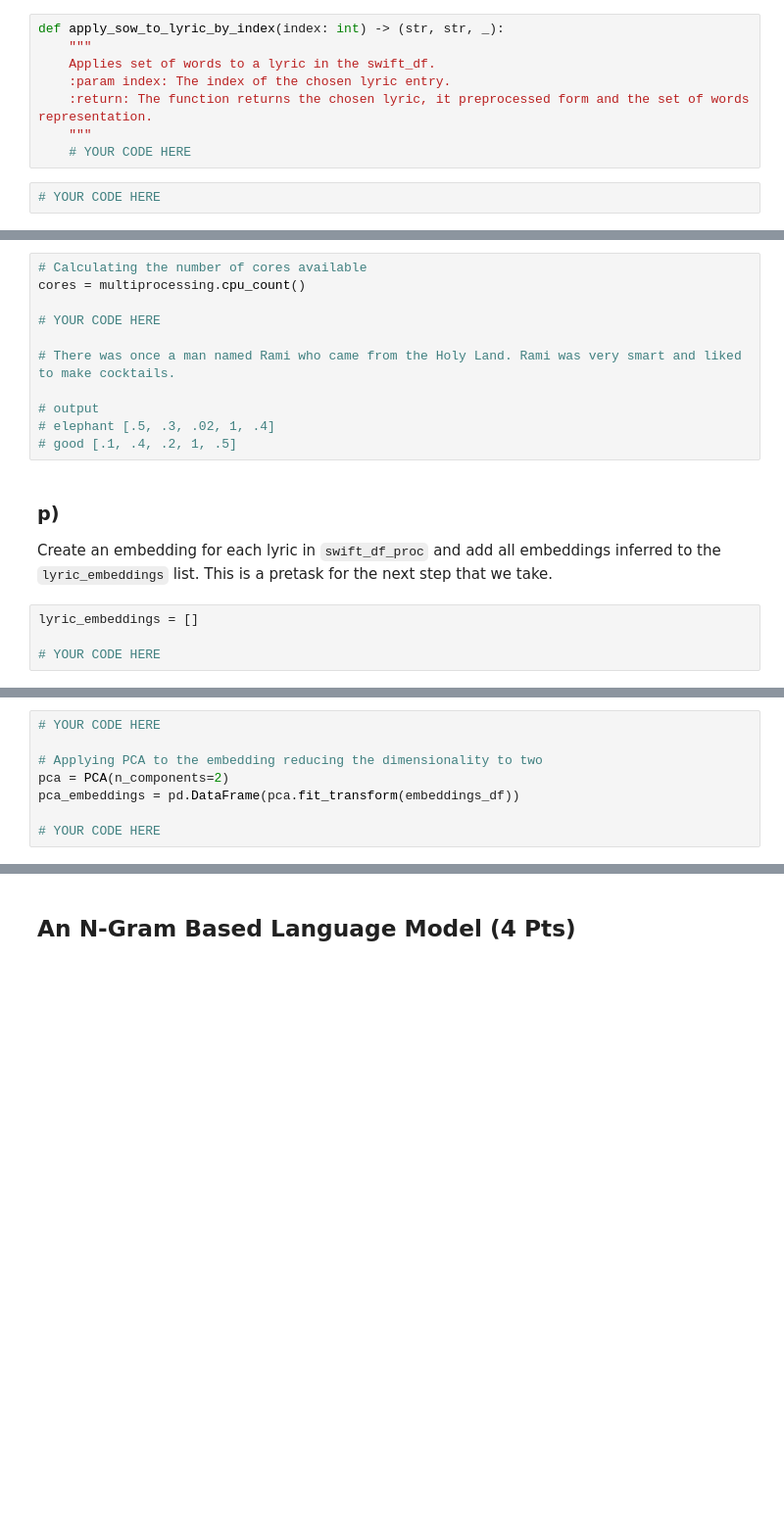
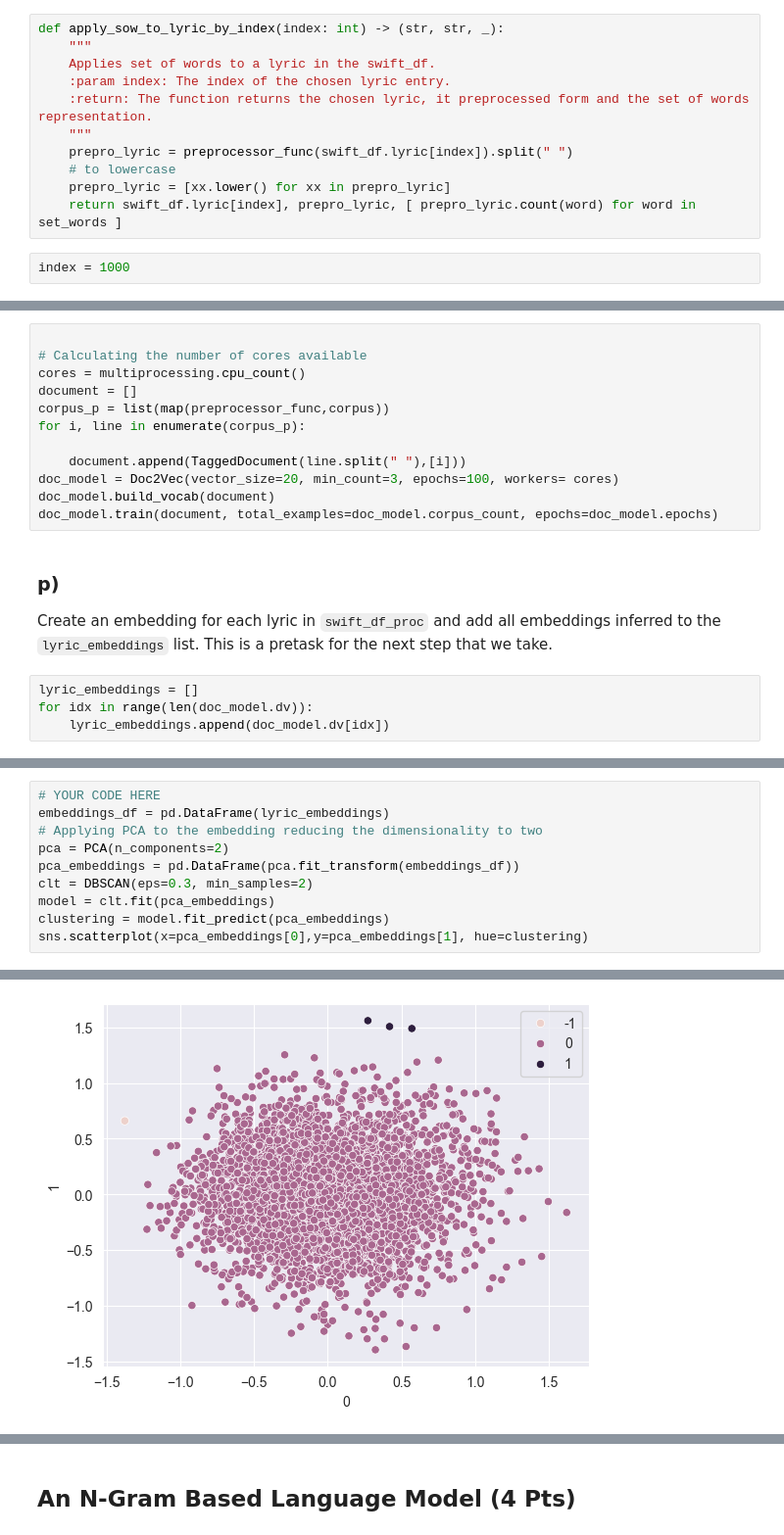
Before and after one commit to sillyduckyluck/IDS_part_2, a Jupyter notebook: Part_2/Q4_Text_Mining.ipynb, the cells around one changed output, grey strips where cells are left out. Shown at 98% size. Drawn from its saved outputs; the diff is of its cells as text; blank space fills up the shorter version.

```diff
--- a/Part_2/Q4_Text_Mining.ipynb
+++ b/Part_2/Q4_Text_Mining.ipynb
@@ -207,9 +348,12 @@ def apply_sow_to_lyric_by_index(index: int) -> (str, str, _):
     :param index: The index of the chosen lyric entry.
     :return: The function returns the chosen lyric, it preprocessed form and the set of words representation.
     """
-    # YOUR CODE HERE
+    prepro_lyric = preprocessor_func(swift_df.lyric[index]).split(" ")
+    # to lowercase
+    prepro_lyric = [xx.lower() for xx in prepro_lyric]
+    return swift_df.lyric[index], prepro_lyric, [ prepro_lyric.count(word) for word in set_words ]
 # %%
-# YOUR CODE HERE
+index = 1000
 # %%
 line, line_p, line_sow = apply_sow_to_lyric_by_index(index)
 print('Original line:     ', line)
@@ -270,21 +472,22 @@ Initialize and train a Doc2Vec model based on the documents in the preprocessed
 # %%
+
 # Calculating the number of cores available
 cores = multiprocessing.cpu_count()
+document = []
+corpus_p = list(map(preprocessor_func,corpus))
+for i, line in enumerate(corpus_p):
 
-# YOUR CODE HERE
-
-# There was once a man named Rami who came from the Holy Land. Rami was very smart and liked to make cocktails.
-
-# output
-# elephant [.5, .3, .02, 1, .4]
-# good [.1, .4, .2, 1, .5]
+    document.append(TaggedDocument(line.split(" "),[i]))
+doc_model = Doc2Vec(vector_size=20, min_count=3, epochs=100, workers= cores)
+doc_model.build_vocab(document)
+doc_model.train(document, total_examples=doc_model.corpus_count, epochs=doc_model.epochs)
 # %% [markdown]
 ### p)
 Create an embedding for each lyric in `swift_df_proc` and add all embeddings inferred to the `lyric_embeddings` list. This is a pretask for the next step that we take.
 # %%
 lyric_embeddings = []
-
-# YOUR CODE HERE
+for idx in range(len(doc_model.dv)):
+    lyric_embeddings.append(doc_model.dv[idx])
 # %% [markdown]
 ### q)
 Store the data contained in `lyric_embeddings` in a dataframe `embeddings_df`.
@@ -292,8 +495,11 @@ Apply DBSCAN to the `embeddings_df`dataframe with `eps = 0.3` and `min_samples =
 # %%
 # YOUR CODE HERE
-
+embeddings_df = pd.DataFrame(lyric_embeddings)
 # Applying PCA to the embedding reducing the dimensionality to two
 pca = PCA(n_components=2)
 pca_embeddings = pd.DataFrame(pca.fit_transform(embeddings_df))
-
-# YOUR CODE HERE
+clt = DBSCAN(eps=0.3, min_samples=2)
+model = clt.fit(pca_embeddings)
+clustering = model.fit_predict(pca_embeddings)
+sns.scatterplot(x=pca_embeddings[0],y=pca_embeddings[1], hue=clustering)
+# %% [output]
@@ -300,3 +507,4 @@ pca_embeddings = pd.DataFrame(pca.fit_transform(embeddings_df))
+[figure, added]
 # %% [markdown]
 ### r)
 Show lyrics from the original `swift_df` dataframe contained in two distinct clusters using the two cells below. Answer separately, whether you consider the lyrics in each cluster to be similar or dissimilar.
```
Also changed, not shown: parts of 57 cells of this notebook.
